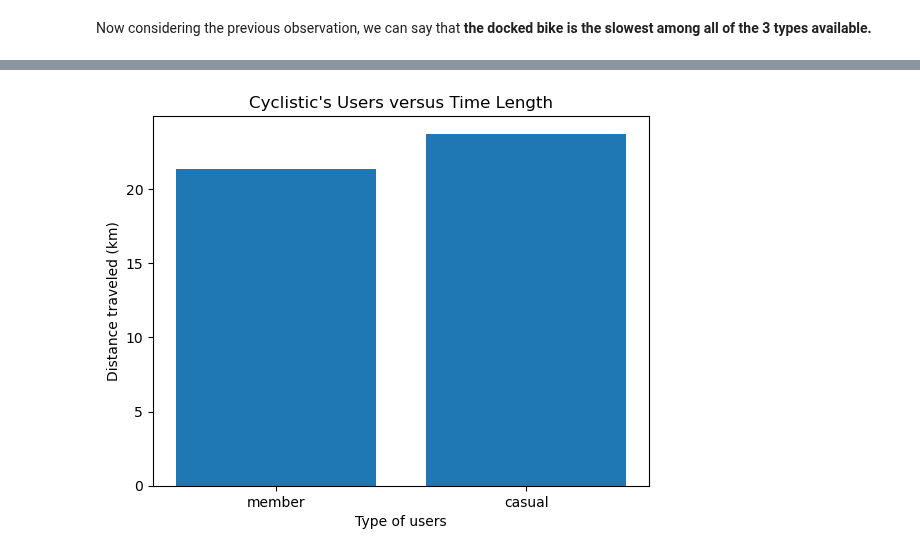
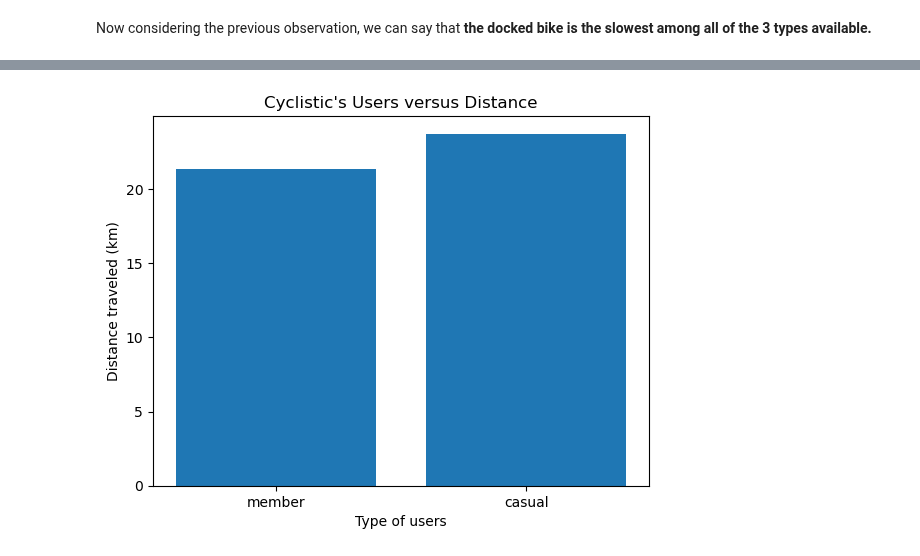
Before and after one commit to Lau397/Case_Study_Bike-Share, a Jupyter notebook: DA_Cyclistic.ipynb, the cells around one changed output, grey strips where cells are left out. Cells and saved outputs as stored; diff of their text form; code cells hidden in the pictures.

```diff
--- a/DA_Cyclistic.ipynb
+++ b/DA_Cyclistic.ipynb
@@ -838,10 +848,10 @@ Now considering the previous observation, we can say that **the docked bike is t
 # %%
 # Evaluating the distance traveled for users
 
 plt.bar(x=df_bikes["member_casual"], height=df_bikes["distance (km)"])
-plt.title("Cyclistic's Users versus Time Length")
+plt.title("Cyclistic's Users versus Distance")
 plt.xlabel("Type of users")
 plt.ylabel("Distance traveled (km)")
 plt.show()
 # %% [output]
-[figure, old version]
+[figure, new version]
```
Also changed, not shown: parts of 13 cells of this notebook, 2 other files.
